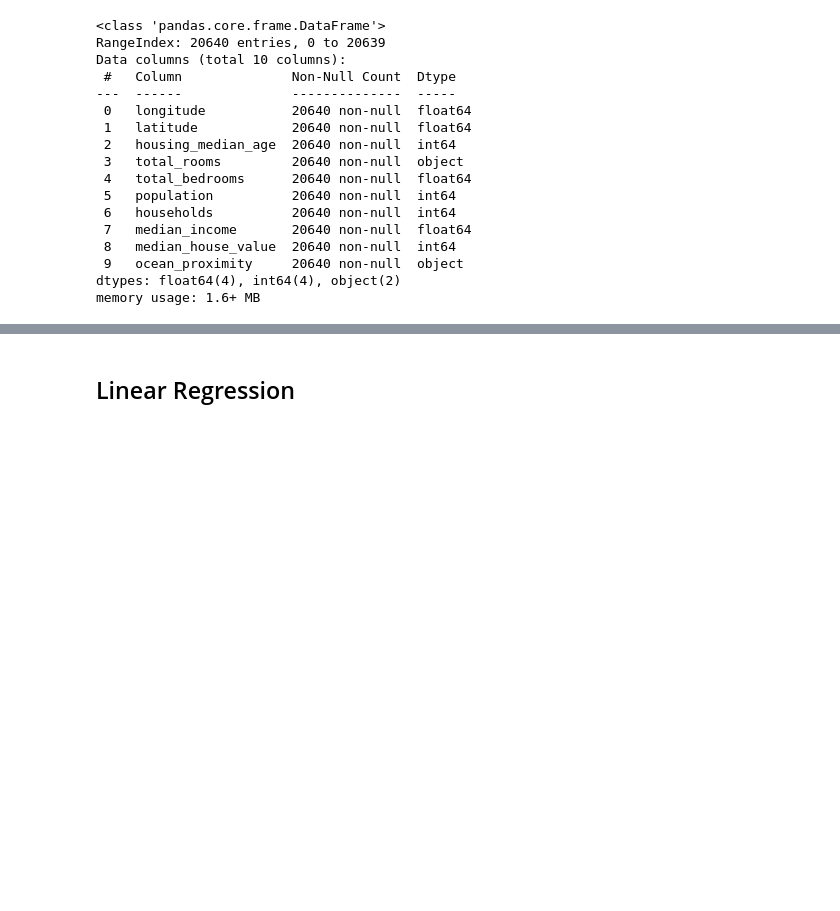
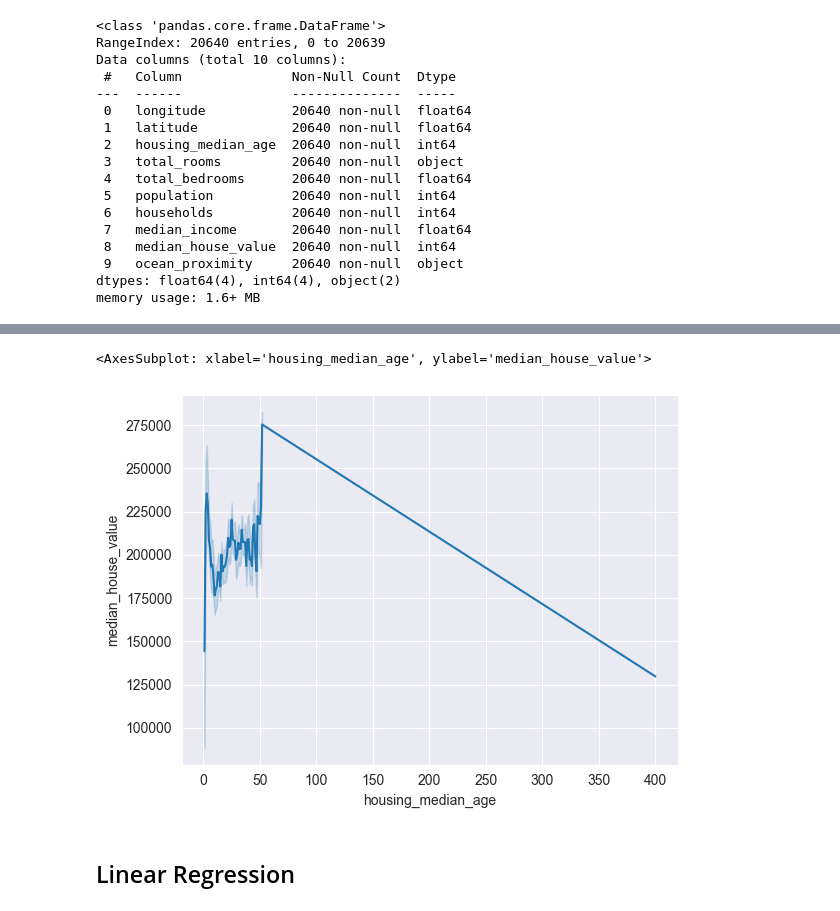
Before and after one commit to MbuviM/California_House_Prices, a Jupyter notebook: Housing.ipynb, the cells around one changed output, grey strips where cells are left out. Saved outputs shown, nothing was run; the diff lists cells and outputs as text; code cells hidden in the pictures; blank space fills up the shorter version.

```diff
--- a/Housing.ipynb
+++ b/Housing.ipynb
@@ -241 +271,6 @@ plt.show()
+# %%
+sns.lineplot(data=df4, x=df4['housing_median_age'], y=df4['median_house_value'])
+# %% [output]
+<AxesSubplot: xlabel='housing_median_age', ylabel='median_house_value'>
+[figure, added]
 # %% [markdown]
```
Also changed, not shown: parts of 23 cells of this notebook.
